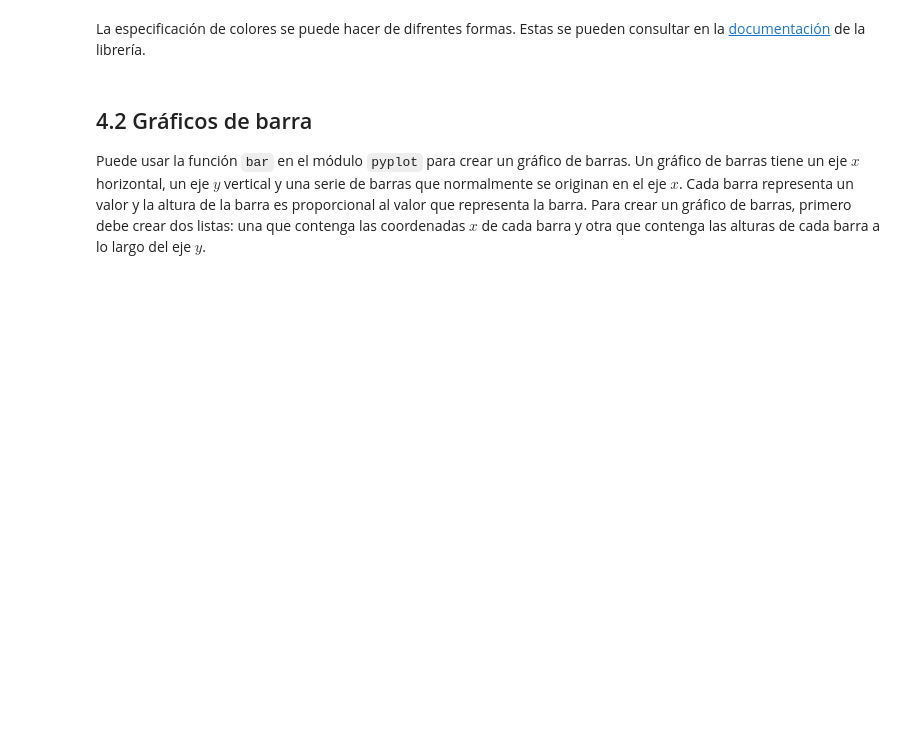
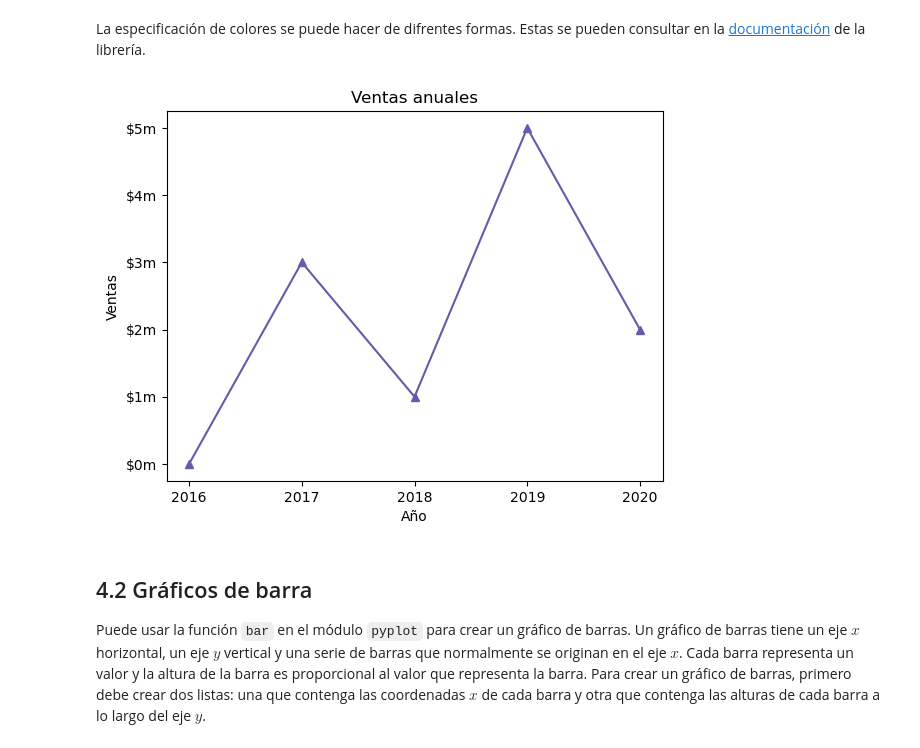
Before and after one commit to aquinteroz/Programacion, a Jupyter notebook: 06_Listas_y_Tuplas.ipynb, the cells around one changed output. Saved outputs shown, nothing was run; the diff lists cells and outputs as text; code cells hidden in the pictures; blank space fills up the shorter version.

```diff
--- a/06_Listas_y_Tuplas.ipynb
+++ b/06_Listas_y_Tuplas.ipynb
@@ -300,20 +365,22 @@ La especificación de colores se puede hacer de difrentes formas. Estas se puede
 # %%
 x_coords = [0, 1, 2, 3, 4]
 y_coords = [0, 3, 1, 5, 2]
 
-plt.plot(x_coords, y_coords, marker = 'o', color = 'xkcd:navy blue')
+plt.plot(x_coords, y_coords, marker = '^', color = (0.42,0.34,.67 ))
 
 plt.title('Ventas anuales')
 
 plt.xlabel('Año')
 plt.ylabel('Ventas')
 
 plt.xticks([0, 1, 2, 3, 4], ['2016', '2017', '2018', '2019', '2020'])
 plt.yticks([0, 1, 2, 3, 4, 5], ['$0m', '$1m', '$2m', '$3m', '$4m', '$5m'])
 
-plt.grid(True)
+#plt.grid(True)
 
 plt.show()
+# %% [output]
+[figure, added]
 # %% [markdown]
 ## 4.2 Gráficos de barra
 Puede usar la función `bar` en el módulo `pyplot` para crear un gráfico de barras. Un gráfico de barras tiene un eje $x$ horizontal, un eje $y$ vertical y una serie de barras que normalmente se originan en el eje $x$. Cada barra representa un valor y la altura de la barra es proporcional al valor que representa la barra.
```
Also changed, not shown: parts of 22 cells of this notebook, 4 other files.
